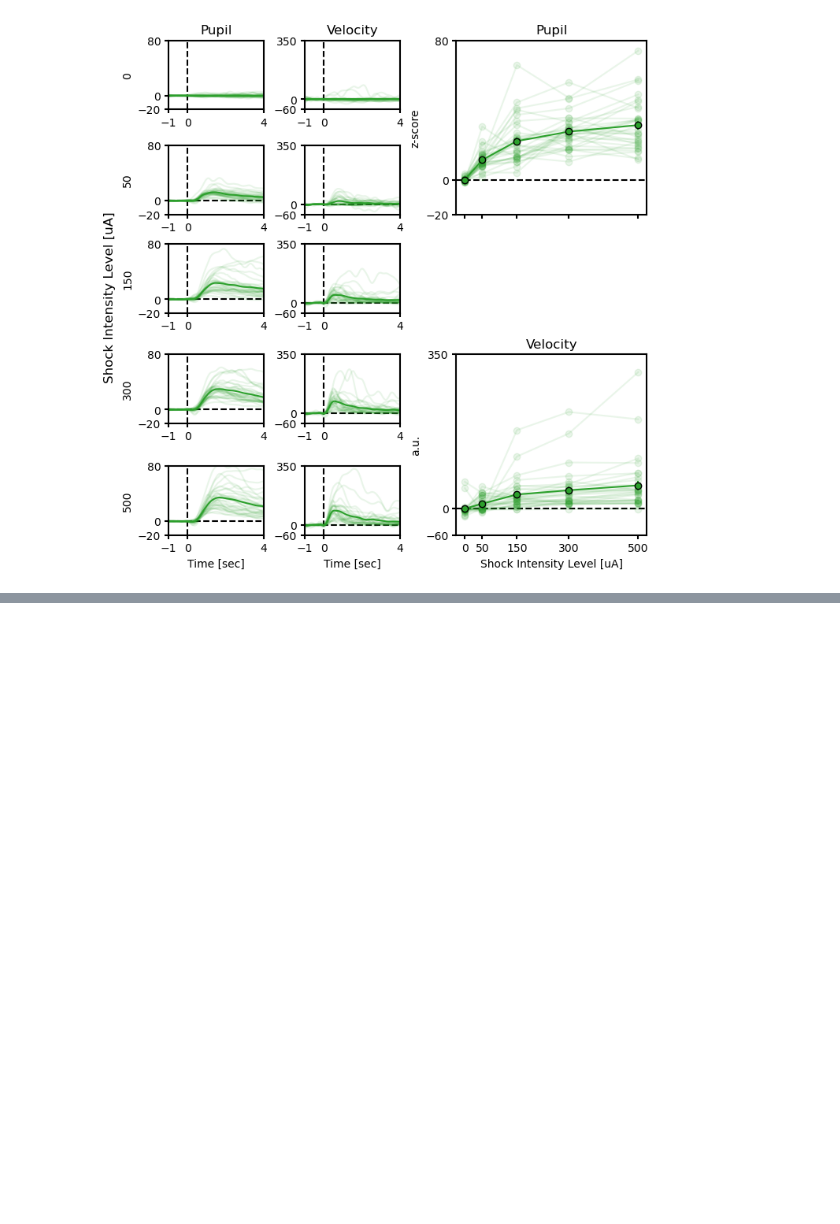
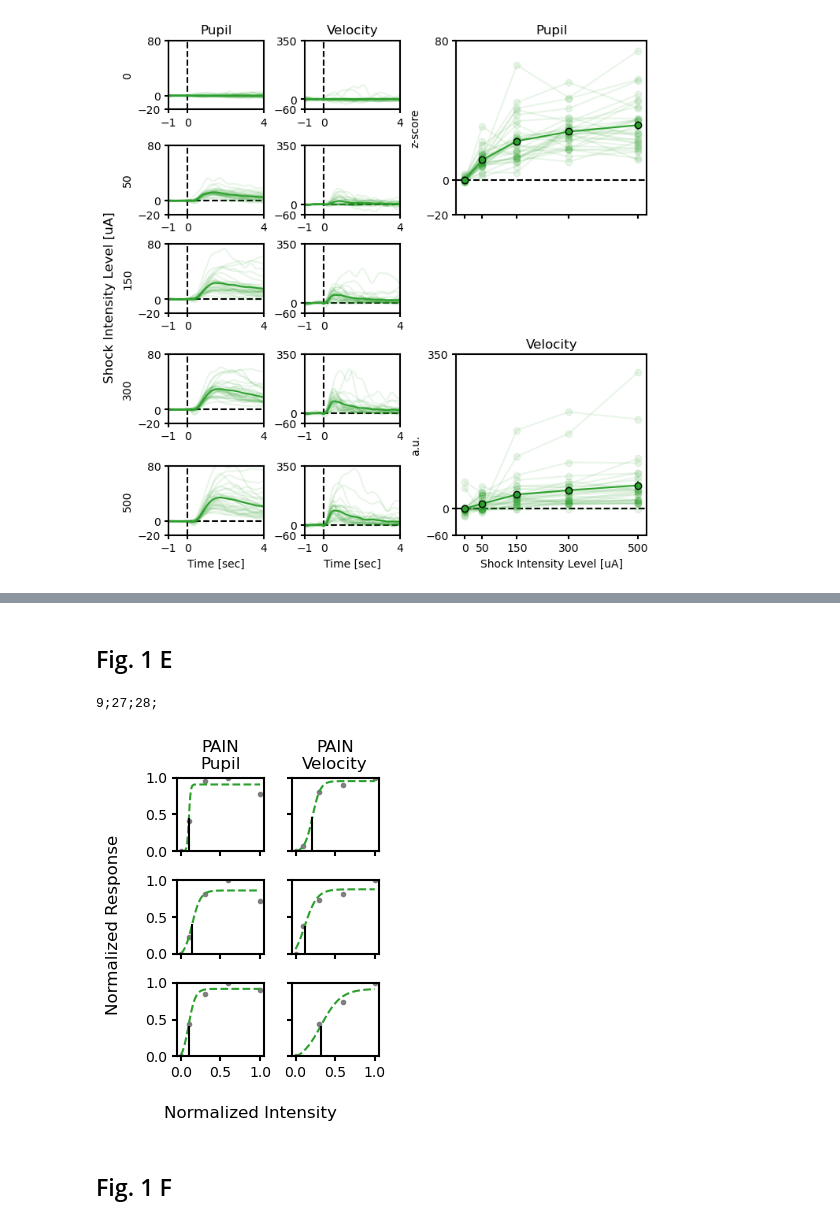
Before and after one commit to raffaelemazziotti/ECo_code, a Jupyter notebook: Fig_1_code_stats.ipynb, the cells around one changed output, grey strips where cells are left out. Saved outputs shown, nothing was run; the diff lists cells and outputs as text; code cells hidden in the pictures; blank space fills up the shorter version.

Commit message:
figure 1 complete

```diff
--- a/Fig_1_code_stats.ipynb
+++ b/Fig_1_code_stats.ipynb
@@ -146,0 +254,61 @@ ax_vel_peaks.set_yticks([ylims['velocity'][0], 0,ylims['velocity'][1]])
+# %% [markdown]
+## Fig. 1 E
+# %%
+
+pain_zpsize_avg_pnt = pain_zpsize_avg_diff.loc[0:].mean().unstack()
+pain_vel1_avg_pnt = pain_vel1_avg_diff.loc[0:].mean().unstack()
+
+fig,ax = plt.subplots(3,2,figsize=(3,4),sharey=True,sharex=True)
+fig.supylabel('Normalized Response')
+fig.supxlabel('Normalized Intensity')
+a = 0
+for i in range(pain_zpsize_avg_pnt.shape[0]):
+    if i in [9,27,28]:
+        print(i,end=';')
+        ladder = pain_zpsize_avg_pnt.loc[i,:]
+        x_values = (np.array([0,50,150,300,500])/500)
+        y_values = (ladder.values-ladder.values[0])/np.max(ladder.values-ladder.values[0])
+        psych_pain_zpsize = PsychometricFit()
+        psych_pain_zpsize.fit(x_values,y_values)
+        x_pred = np.linspace(0,max(x_values),100)
+        y_pred = psych_pain_zpsize.predict(x_pred)
+        ax[a,0].plot(x_values, y_values, markersize=3,color='tab:gray',marker='o',linestyle='None')
+        ax[a,0].plot(x_pred, y_pred, color='tab:green',linestyle='--')
+        lims = ax[a,0].get_ylim()
+        ax[a,0].vlines(psych_pain_zpsize.threshold,color='k',linestyle='-', ymax=psych_pain_zpsize.predict(psych_pain_zpsize.threshold), ymin=-0.05)
+        ax[a,0].grid(False)
+
+        ladder = pain_vel1_avg_pnt.loc[i,:]
+        x_values = (np.array([0,50,150,300,500])/500)
+        y_values = (ladder.values-ladder.values[0])/np.max(ladder.values-ladder.values[0])
+        psych_pain_vel1 = PsychometricFit()
+        psych_pain_vel1.fit(x_values,y_values)
+        x_pred = np.linspace(0,max(x_values),100)
+        y_pred = psych_pain_vel1.predict(x_pred)
+        ax[a,1].plot(x_values, y_values, markersize=3,color='tab:gray',marker='o',linestyle='None')
+        ax[a,1].plot(x_pred, y_pred, color='tab:green',linestyle='--')
+        lims = ax[a,1].get_ylim()
+        ax[a,1].vlines(psych_pain_vel1.threshold,color='k',linestyle='-', ymax=psych_pain_vel1.predict(psych_pain_vel1.threshold), ymin=-0.05)
+        ax[a,1].grid(False)
+
+        ax[a,0].set_yticks([0,0.5,1])
+        ax[a,0].set_xticks([0,0.5,1])
+        ax[a,0].set_ylim([0,1])
+        if a==0:
+            ax[a,0].set_title('PAIN\nPupil')
+            ax[a,1].set_title('PAIN\nVelocity')
+            #ax[a,2].set_title('CONTAGION\nPupil')
+
+        ax[a,0].tick_params(axis='both', which='both', bottom=True, top=False, left=True, right=False)
+        ax[a,1].tick_params(axis='both', which='both', bottom=True, top=False, left=True, right=False)
+        #ax[a,2].tick_params(axis='both', which='both', bottom=True, top=False, left=True, right=False)
+
+        a+=1
+
+
+plt.tight_layout()
+# %% [output]
+9;27;28;
+[figure, added]
+# %% [markdown]
+## Fig. 1 F
```
Also changed, not shown: parts of 11 cells of this notebook.
